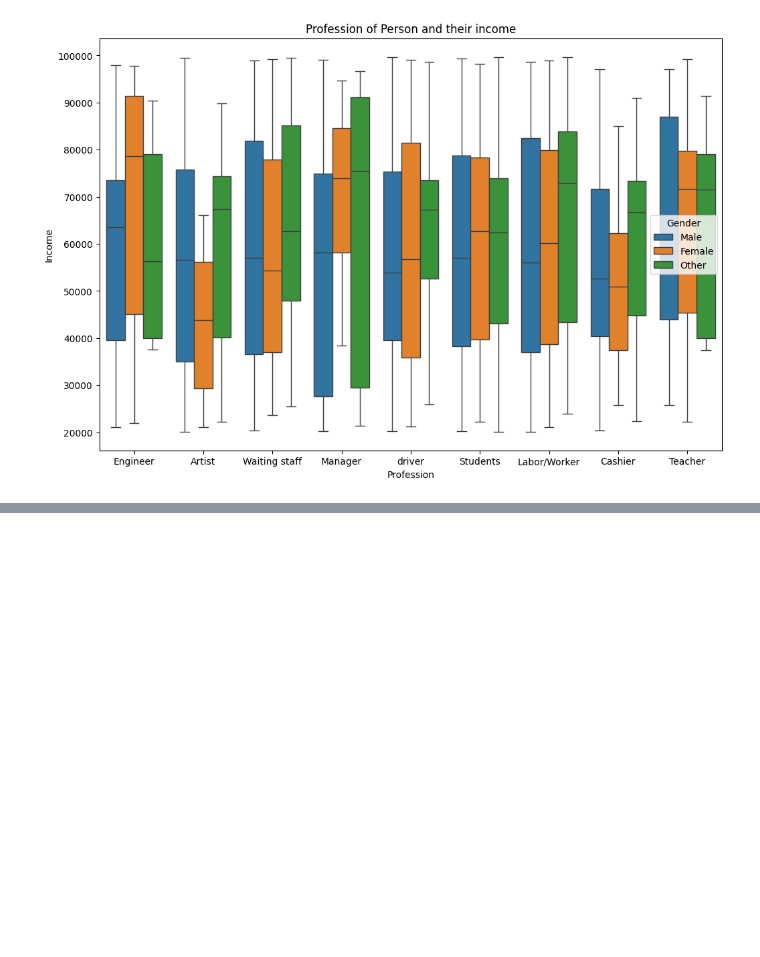
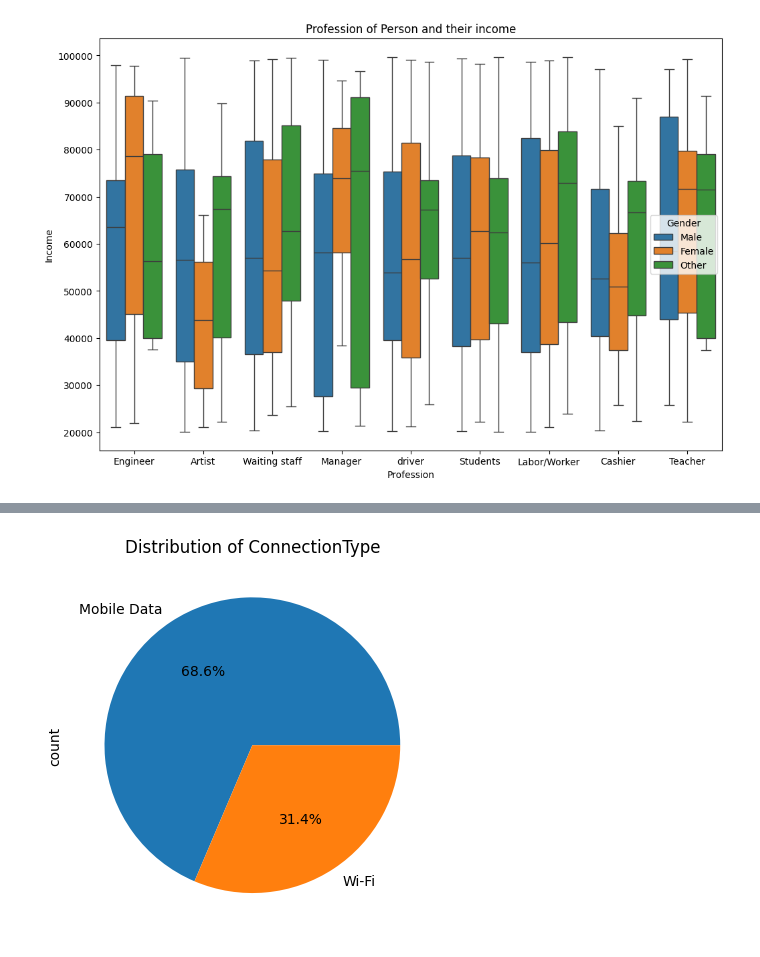
Before and after one commit to ankitg-02/Social-Media-Usage-analysis, a Jupyter notebook: Social_Media_Usage.ipynb, the cells around one changed output, grey strips where cells are left out. Cells and saved outputs as stored; diff of their text form; code cells hidden in the pictures; blank space fills up the shorter version.

```diff
--- a/Social_Media_Usage.ipynb
+++ b/Social_Media_Usage.ipynb
@@ -182,0 +193,6 @@ plt.show()
+# %%
+data['ConnectionType'].value_counts().plot(kind='pie',autopct="%1.1f%%")
+plt.title('Distribution of ConnectionType')
+plt.show()
+# %% [output]
+[figure, added]
```
Also changed, not shown: parts of 7 cells of this notebook.
